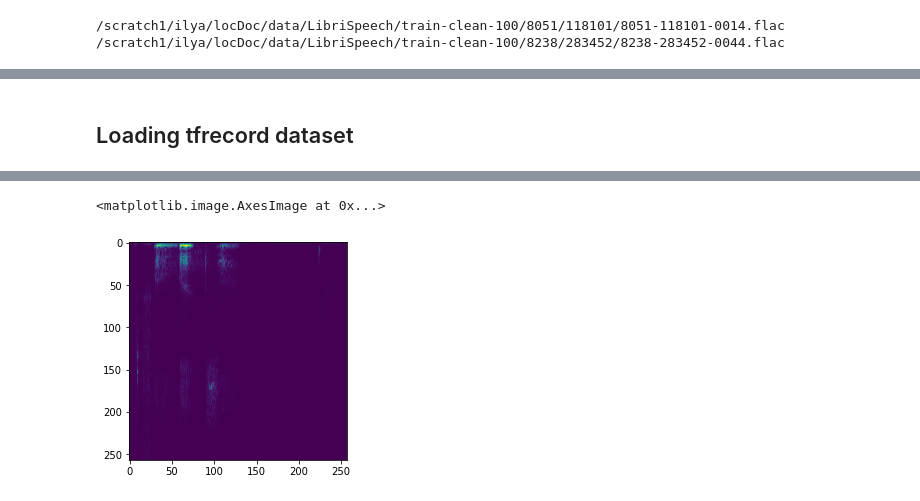
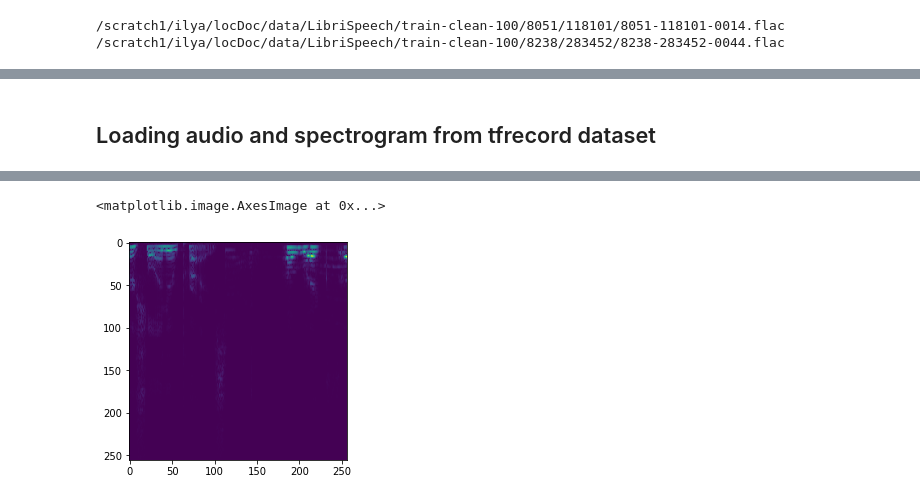
Before and after one commit to ilyakava/py3fst, a Jupyter notebook: data_augment.ipynb, the cells around one changed output, grey strips where cells are left out. Saved outputs shown, nothing was run; the diff lists cells and outputs as text; code cells hidden in the pictures.

```diff
--- a/data_augment.ipynb
+++ b/data_augment.ipynb
@@ -267,7 +270,7 @@ ipd.Audio(mixed, rate=sr)
 # %% [output]
 [interactive output not drawn]
 # %% [markdown]
-## Loading tfrecord dataset
+## Loading audio and spectrogram from tfrecord dataset
 # %%
 tfrecord_file = '/scratch0/ilya/locDoc/data/alexa/v2/train/_positive_00_0000.tfrecord'
 # tfrecord_file = '/scratch0/ilya/locDoc/data/alexa/v2/train/_negative_00_0000.tfrecord'
@@ -292,4 +295,6 @@ for i, example in enumerate(tf.python_io.tf_record_iterator(tfrecord_file)):
     specs.append(spec)
     if i > limit:
         break
+# %%
+i = random.randint(0,limit-1)
 # %%
@@ -299,11 +304,11 @@ ipd.Audio(examples[26], rate=16000)
 # %%
 plt.figure()
 
 # y = np.array(examples[26]).astype(float) / 2**15
 # spec = np.abs(librosa.core.stft(y, win_length=closest_power_of_2(sr // 50), hop_length=closest_power_of_2(sr // 100), n_fft=2*closest_power_of_2(sr // 50)))
 # plt.imshow(spec)
 
-plt.imshow(specs[26])
+plt.imshow(specs[i])
 # %% [output]
 <matplotlib.image.AxesImage at 0x...>
-[figure, old version]
+[figure, new version]
```
Also changed, not shown: parts of 22 cells of this notebook, 3 other files.
